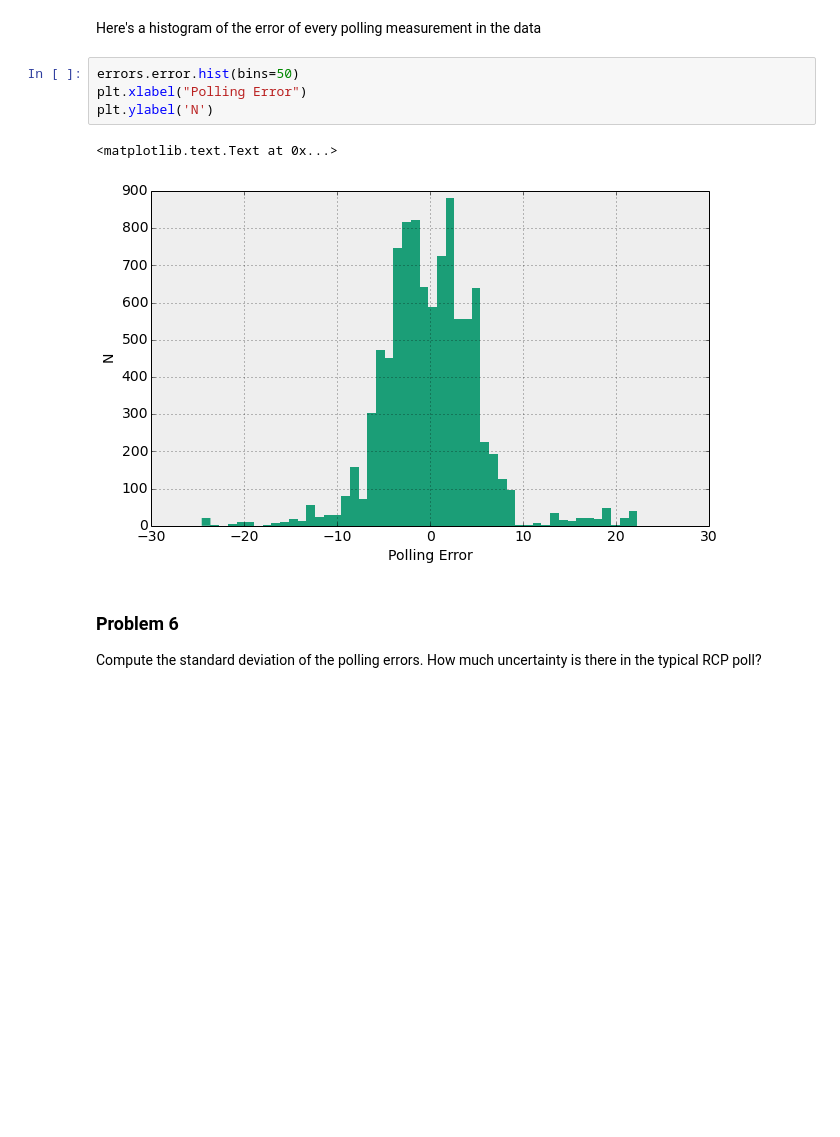
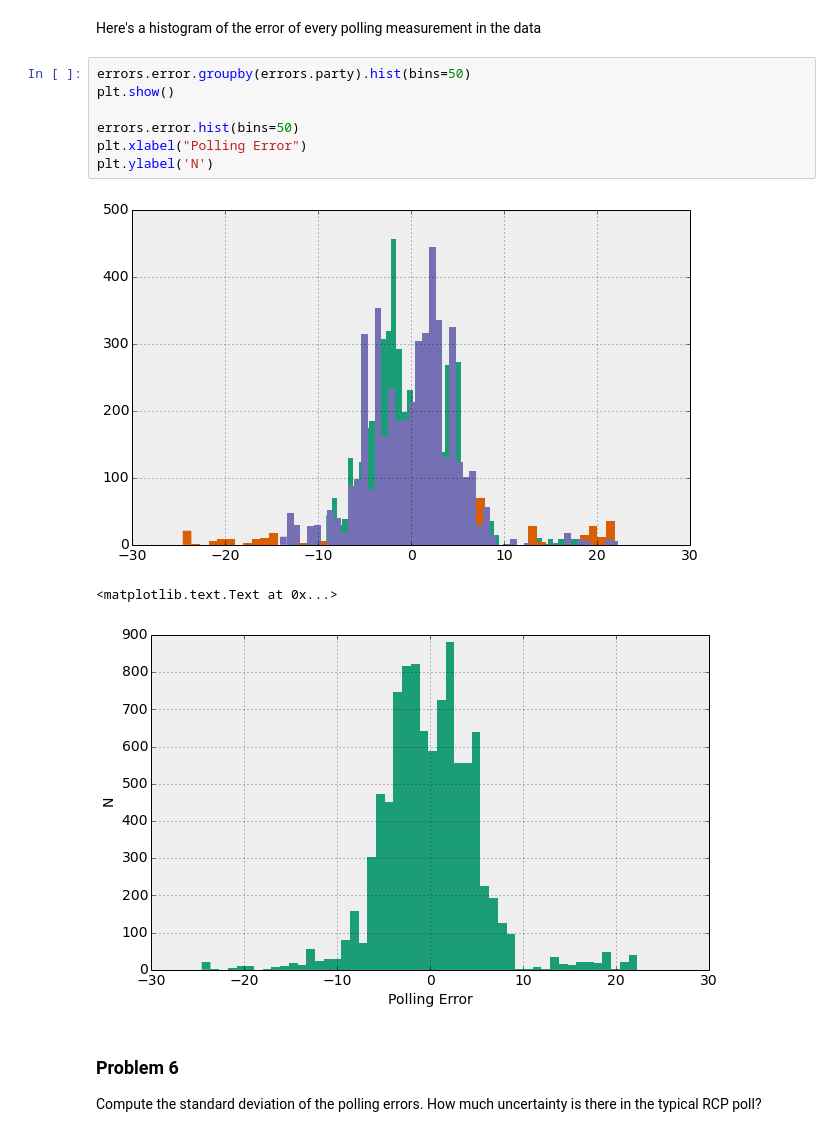
Before and after one commit to nhuber/harvardDS, a Jupyter notebook: hw1.ipynb, the cells around one changed output. Saved outputs shown, nothing was run; the diff lists cells and outputs as text; blank space fills up the shorter version.

```diff
--- a/hw1.ipynb
+++ b/hw1.ipynb
@@ -642,12 +642,16 @@ errors
 # %% [markdown]
 Here's a histogram of the error of every polling measurement in the data
 # %%
+errors.error.groupby(errors.party).hist(bins=50)
+plt.show()
+
 errors.error.hist(bins=50)
 plt.xlabel("Polling Error")
 plt.ylabel('N')
 # %% [output]
+[figure, new version]
 <matplotlib.text.Text at 0x...>
-[figure, old version]
+[figure, added]
 # %% [markdown]
 ### Problem 6
 
```
Also changed, not shown: parts of 5 cells of this notebook.
